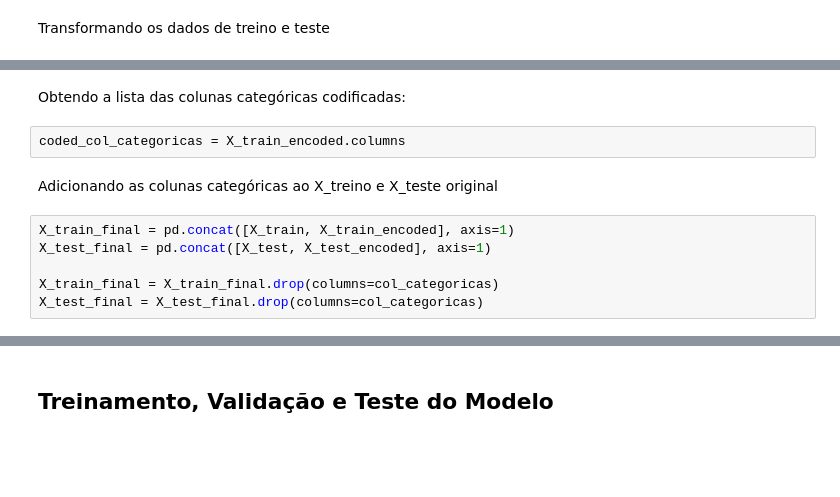
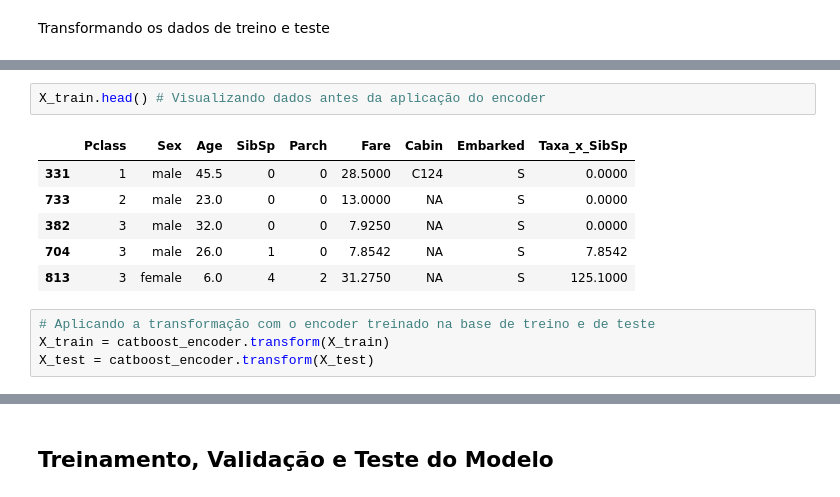
Before and after one commit to LSouzaCosta/DataScience, a Jupyter notebook: Titanic/03_Modeling.ipynb, the cells around one changed output, grey strips where cells are left out. Saved outputs shown, nothing was run; the diff lists cells and outputs as text; blank space fills up the shorter version.

```diff
--- a/Titanic/03_Modeling.ipynb
+++ b/Titanic/03_Modeling.ipynb
@@ -100,12 +58,13 @@ X_test_encoded.rename(columns=rename_dict, inplace=True)
-# %% [markdown]
-Obtendo a lista das colunas categóricas codificadas:
-# %%
-coded_col_categoricas = X_train_encoded.columns
-# %% [markdown]
-Adicionando as colunas categóricas ao X_treino e X_teste original
-# %%
-X_train_final = pd.concat([X_train, X_train_encoded], axis=1)
-X_test_final = pd.concat([X_test, X_test_encoded], axis=1)
-
-X_train_final = X_train_final.drop(columns=col_categoricas)
-X_test_final = X_test_final.drop(columns=col_categoricas)
+# %%
+X_train.head() # Visualizando dados antes da aplicação do encoder
+# %% [output]
+|  | Pclass | Sex | Age | SibSp | Parch | Fare | Cabin | Embarked | Taxa_x_SibSp |
+| 331 | 1 | male | 45.5 | 0 | 0 | 28.5000 | C124 | S | 0.0000 |
+| 733 | 2 | male | 23.0 | 0 | 0 | 13.0000 | NA | S | 0.0000 |
+| 382 | 3 | male | 32.0 | 0 | 0 | 7.9250 | NA | S | 0.0000 |
+| 704 | 3 | male | 26.0 | 1 | 0 | 7.8542 | NA | S | 7.8542 |
+| 813 | 3 | female | 6.0 | 4 | 2 | 31.2750 | NA | S | 125.1000 |
+# %%
+# Aplicando a transformação com o encoder treinado na base de treino e de teste
+X_train = catboost_encoder.transform(X_train)
+X_test = catboost_encoder.transform(X_test)
```
Also changed, not shown: parts of 22 cells of this notebook, 4 other files.
